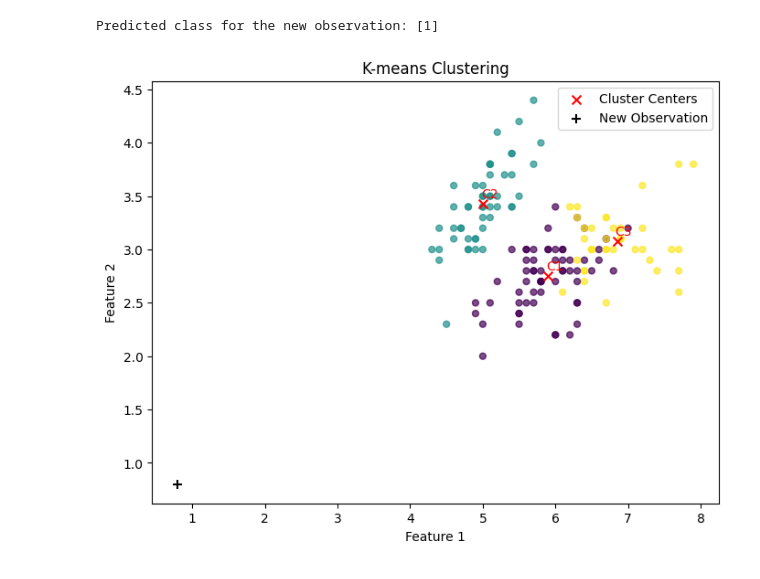
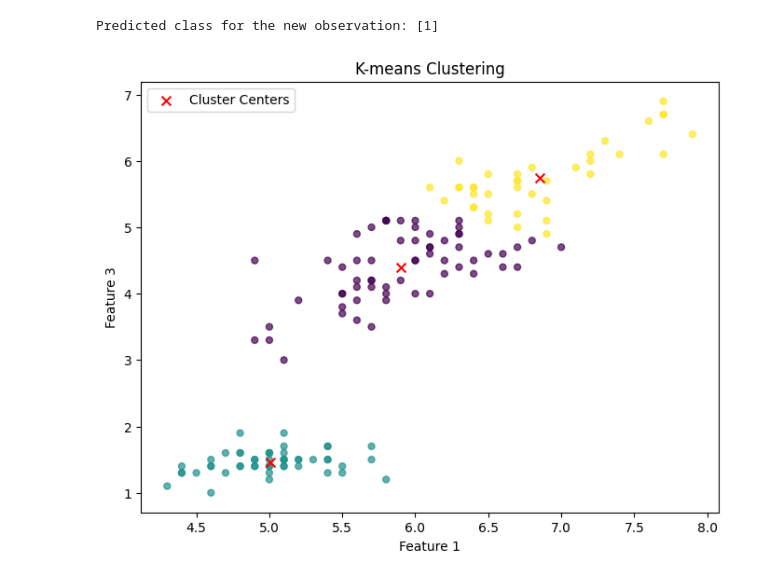
Before and after one commit to Wissemamr/Machine_learning, a Jupyter notebook: TP8/k_means.ipynb, the cells around one changed output. Saved outputs shown, nothing was run; the diff lists cells and outputs as text; code cells hidden in the pictures.

Commit message:
updated k-means scatterplot

```diff
--- a/TP8/k_means.ipynb
+++ b/TP8/k_means.ipynb
@@ -170,17 +178,17 @@ Predicted class for the new observation: [1]
 # %%
 def plot_clusters(X, cluster_centers, labels, new_observation=None):
     plt.figure(figsize=(8, 6))
-    plt.scatter(X[:, 0], X[:, 1], c=labels, cmap='viridis', s=25, alpha=0.7)
-    plt.scatter(cluster_centers[:, 0], cluster_centers[:, 1], c='red', marker='x', s=50, label='Cluster Centers')
-    for i, center in enumerate(cluster_centers):
-        plt.annotate(f'C{i+1}', (center[0], center[1]), textcoords="offset points", xytext=(5,5), ha='center',c='red')
+    plt.scatter(X[:, 0], X[:, 2], c=labels, cmap='viridis', s=25, alpha=0.7)
+    plt.scatter(cluster_centers[:, 0], cluster_centers[:, 2], c='red', marker='x', s=50, label='Cluster Centers')
+    # for i, center in enumerate(cluster_centers):
+    #     plt.annotate(f'C{i+1}', (center[0], center[1]), textcoords="offset points", xytext=(5,5), ha='center',c='red')
     if new_observation is not None:
         plt.scatter(new_observation[:, 0], new_observation[:, 1], c='black', marker='+', s=50, label='New Observation')
     plt.xlabel('Feature 1')
-    plt.ylabel('Feature 2')
+    plt.ylabel('Feature 3')
     plt.title('K-means Clustering')
     plt.legend()
 # %%
-plot_clusters(X, cluster_centers, labels, obs)
+plot_clusters(X, cluster_centers, labels)
 # %% [output]
-[figure, old version]
+[figure, new version]
```
Also changed, not shown: parts of 1 cell of this notebook.
